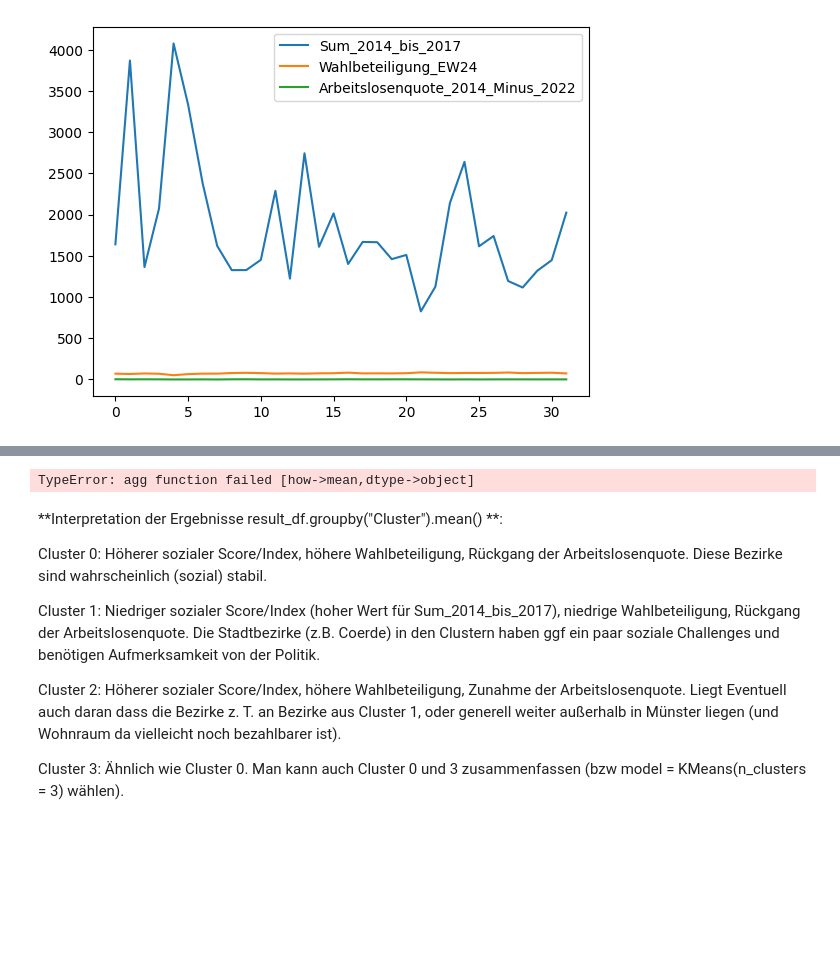
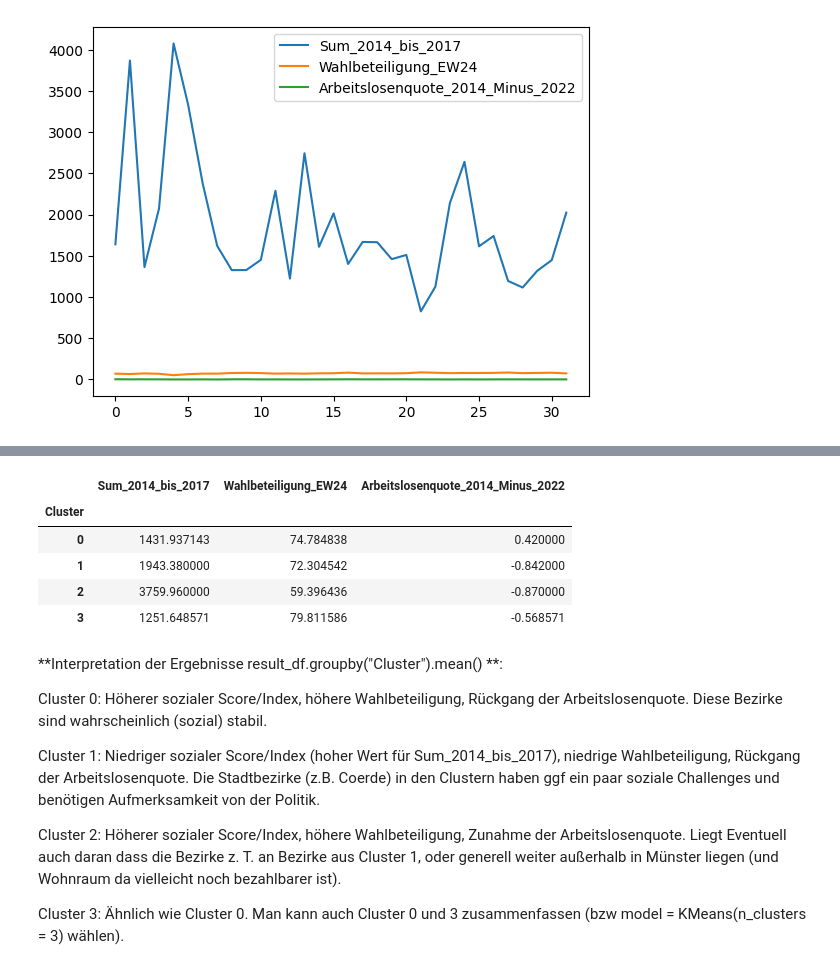
Before and after one commit to SabGe90/techlabs24, a Jupyter notebook: Clusteranalyse_Stadtbezirke.ipynb, the cells around one changed output, grey strips where cells are left out. Drawn from its saved outputs; the diff is of its cells as text; code cells hidden in the pictures; blank space fills up the shorter version.

Commit message:
cluster mean()-values correction, only columns with numeric values

```diff
--- a/Clusteranalyse_Stadtbezirke.ipynb
+++ b/Clusteranalyse_Stadtbezirke.ipynb
@@ -86,7 +86,14 @@ result_df
 # %%
-result_df.groupby("Cluster").mean()
+
+result_df1=df[["Cluster","Sum_2014_bis_2017","Wahlbeteiligung_EW24","Arbeitslosenquote_2014_Minus_2022"]]
+result_df1.groupby("Cluster").mean()
 # %% [output]
-TypeError: agg function failed [how->mean,dtype->object]
+|  | Sum_2014_bis_2017 | Wahlbeteiligung_EW24 | Arbeitslosenquote_2014_Minus_2022 |
+| Cluster |  |  |  |
+| 0 | 1431.937143 | 74.784838 | 0.420000 |
+| 1 | 1943.380000 | 72.304542 | -0.842000 |
+| 2 | 3759.960000 | 59.396436 | -0.870000 |
+| 3 | 1251.648571 | 79.811586 | -0.568571 |
 # %% [markdown]
 **Interpretation der Ergebnisse result_df.groupby("Cluster").mean() **:
 
```
Also changed, not shown: parts of 1 cell of this notebook.
